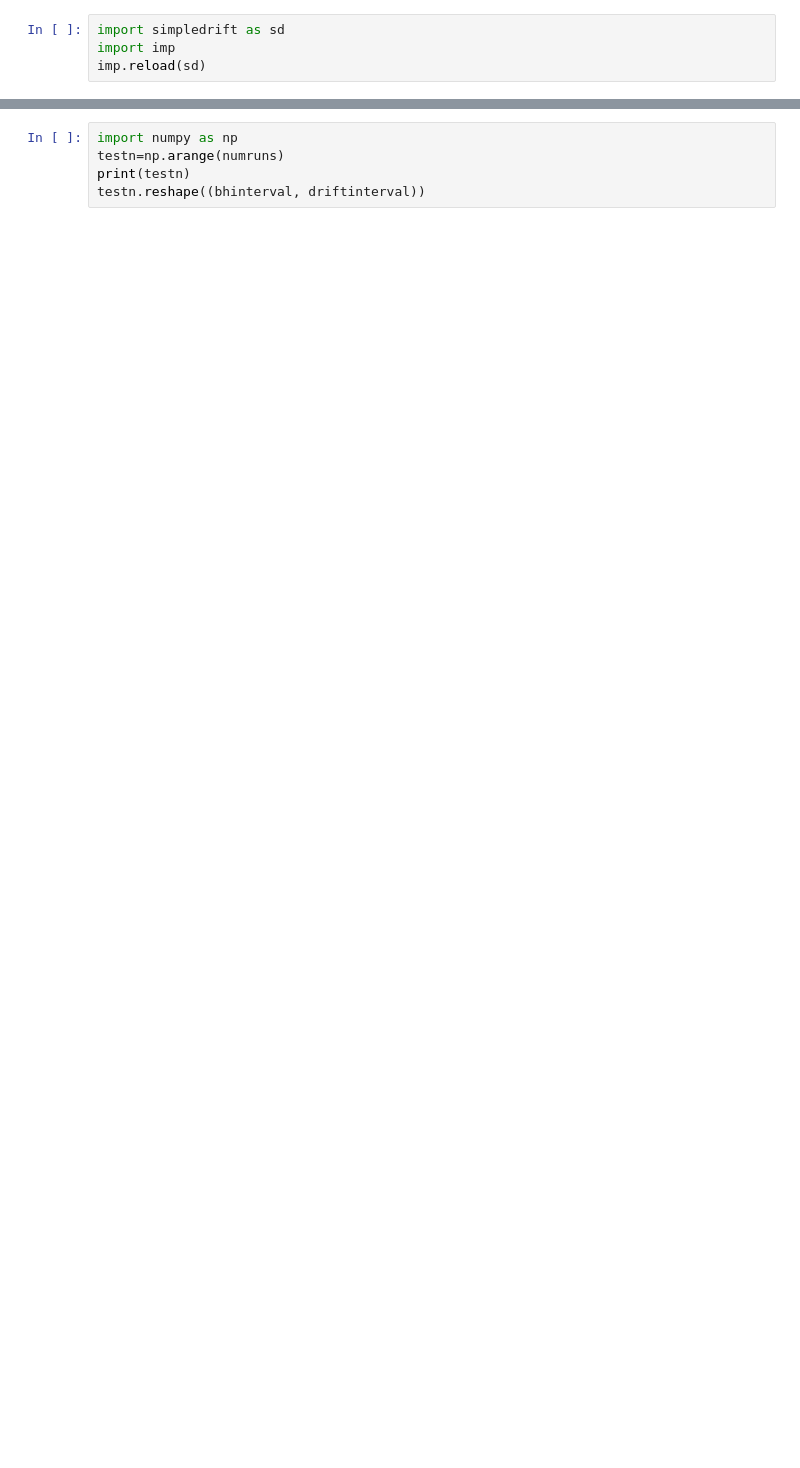
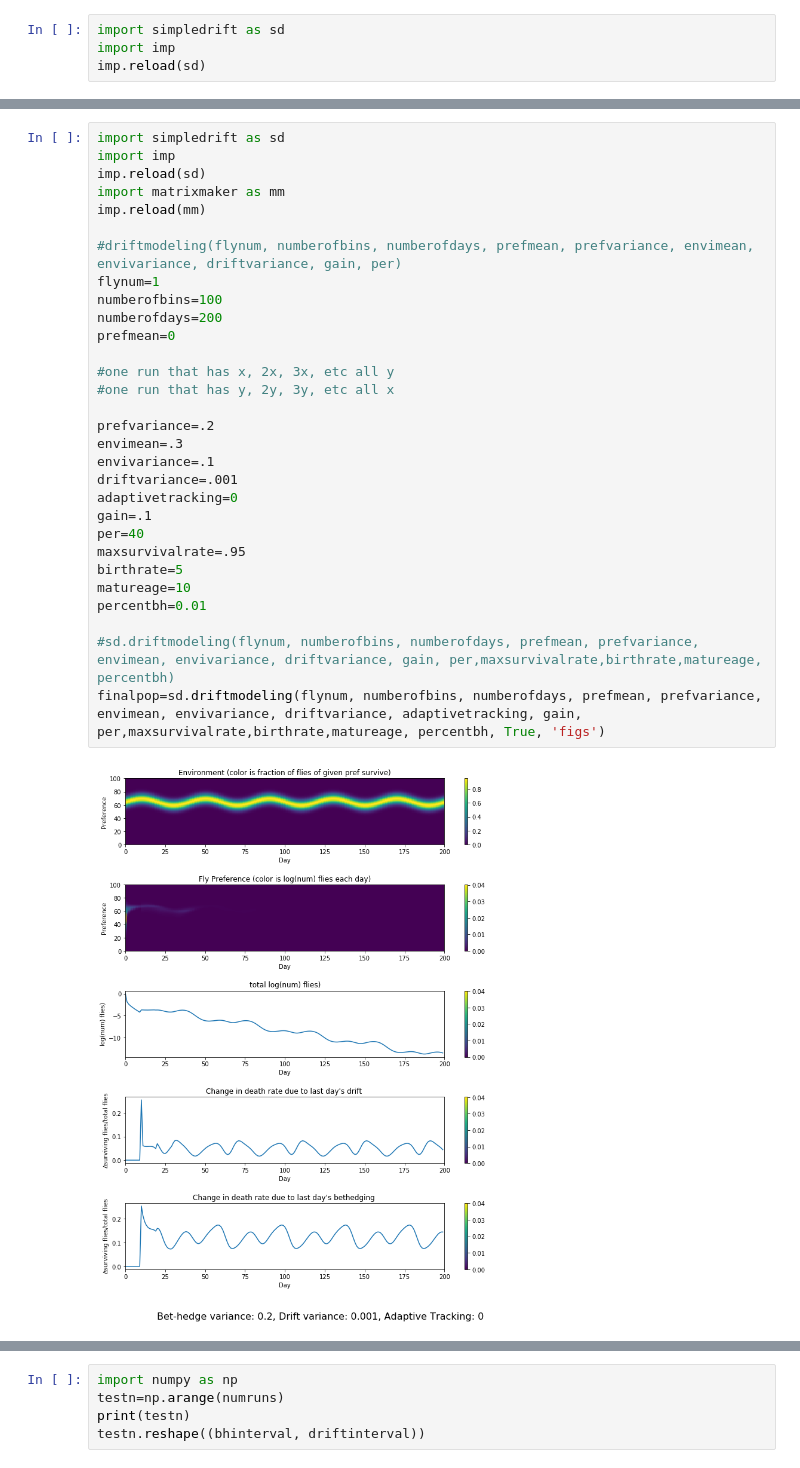
Before and after one commit to ryantmaloney/Simplified-Drift-Modeling, a Jupyter notebook: driftmodeling.ipynb, the cells around one changed output, grey strips where cells are left out. Cells and saved outputs as stored; diff of their text form; blank space fills up the shorter version.

```diff
--- a/driftmodeling.ipynb
+++ b/driftmodeling.ipynb
@@ -36 +37,33 @@ finalpop=sd.driftmodeling(flynum, numberofbins, numberofdays, prefmean, prefvari
 figs
+# %%
+import simpledrift as sd
+import imp
+imp.reload(sd)
+import matrixmaker as mm
+imp.reload(mm)
+
+#driftmodeling(flynum, numberofbins, numberofdays, prefmean, prefvariance, envimean, envivariance, driftvariance, gain, per)
+flynum=1
+numberofbins=100
+numberofdays=200
+prefmean=0
+
+#one run that has x, 2x, 3x, etc all y
+#one run that has y, 2y, 3y, etc all x
+
+prefvariance=.2
+envimean=.3
+envivariance=.1
+driftvariance=.001
+adaptivetracking=0
+gain=.1
+per=40
+maxsurvivalrate=.95
+birthrate=5
+matureage=10
+percentbh=0.01
+
+#sd.driftmodeling(flynum, numberofbins, numberofdays, prefmean, prefvariance, envimean, envivariance, driftvariance, gain, per,maxsurvivalrate,birthrate,matureage, percentbh)
+finalpop=sd.driftmodeling(flynum, numberofbins, numberofdays, prefmean, prefvariance, envimean, envivariance, driftvariance, adaptivetracking, gain, per,maxsurvivalrate,birthrate,matureage, percentbh, True, 'figs')
+# %% [output]
+[figure, added]
```
Also changed, not shown: parts of 11 cells of this notebook, 4 other files.
